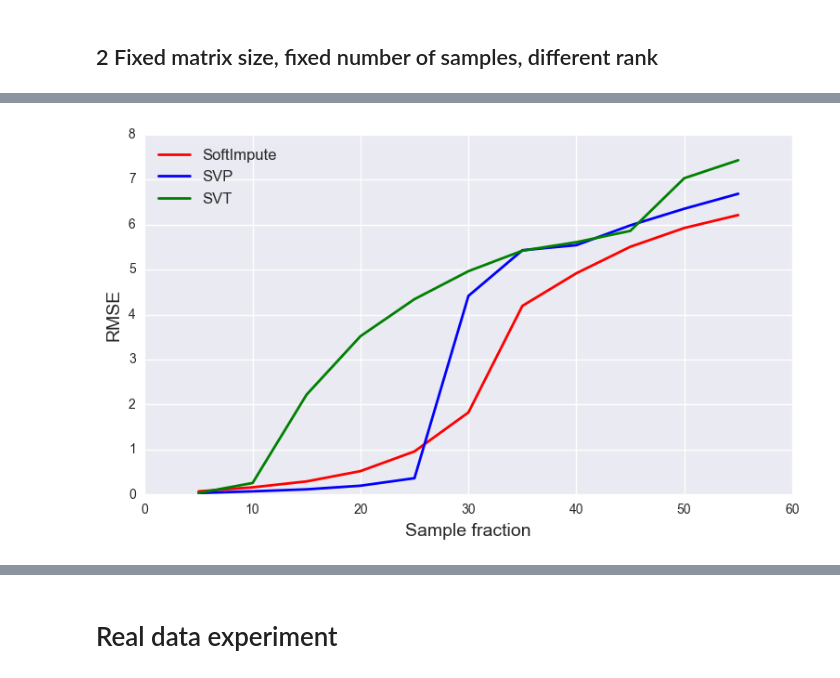
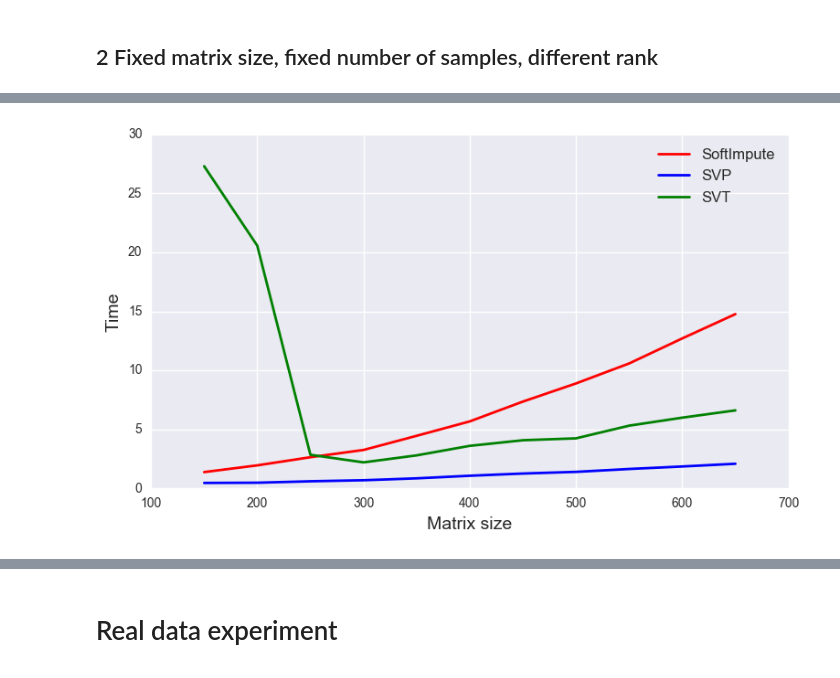
Before and after one commit to a-bochkarev/roy_project, a Jupyter notebook: main.ipynb, the cells around one changed output, grey strips where cells are left out. Cells and saved outputs as stored; diff of their text form; code cells hidden in the pictures.

```diff
--- a/main.ipynb
+++ b/main.ipynb
@@ -12,6 +12,11 @@ sys.path.append('./lib/source/')
 from errors import *
 from data import *
 from methods import *
+# %%
+def get_results(data_type, exp_num, method):
+    RMSE_ = np.loadtxt('./results/'+data_type+'/exper_'+str(exp_num)+'/'+method+'_rmse.txt')
+    time_ = np.loadtxt('./results/'+data_type+'/exper_'+str(exp_num)+'/'+method+'_time.txt')
+    return np.array(RMSE_).reshape(-1), np.array(time_).reshape(-1)
 # %% [markdown]
 # Experiments with synthetic data
 # %% [markdown]
@@ -165 +238,7 @@ Matrix rank: 55. RMSE error: 6.213063. Time: 0 min 6 sec.
+# %%
+sample_fraction = 0.2
+rank = 5
+size_array = range(150, 651, 50)
+max_iter = int(1e3)
+tol = 1e-3
 # %%
@@ -220,0 +308,4 @@ Matrix rank: 55. RMSE error: 7.431827. Time: 1 min 10 sec.
+# %%
+RMSE_si, time_si = get_results('synthetic', 3, 'SoftImpute')
+RMSE_svp, time_svp = get_results('synthetic', 3, 'SVP')
+RMSE_svt, time_svt = get_results('synthetic', 3, 'SVT')
@@ -221,12 +324,12 @@ Matrix rank: 55. RMSE error: 7.431827. Time: 1 min 10 sec.
 # %%
 plt.figure(figsize=(9,5))
-plt.plot(rank_array, RMSE_si_array, 'r', linewidth=2)
-plt.plot(rank_array, RMSE_svp_array, 'b', linewidth=2)
-plt.plot(rank_array, RMSE_svt_array, 'g', linewidth=2)
-plt.legend(['SoftImpute', 'SVP', 'SVT'], loc=2, fontsize=12)
-plt.xlabel('Sample fraction', fontsize=14)
-plt.ylabel('RMSE', fontsize=14)
-plt.savefig('./results/synthetic_rank_rmse.png')
+plt.plot(size_array, time_si, 'r', linewidth=2)
+plt.plot(size_array, time_svp, 'b', linewidth=2)
+plt.plot(size_array, time_svt, 'g', linewidth=2)
+plt.legend(['SoftImpute', 'SVP', 'SVT'], fontsize=12)
+plt.xlabel('Matrix size', fontsize=14)
+plt.ylabel('Time', fontsize=14)
+plt.savefig('./results/synthetic/exper_3/synthetic_size_time.png')
 plt.show()
 # %% [output]
-[figure, old version]
+[figure, new version]
```
Also changed, not shown: parts of 50 cells of this notebook.
